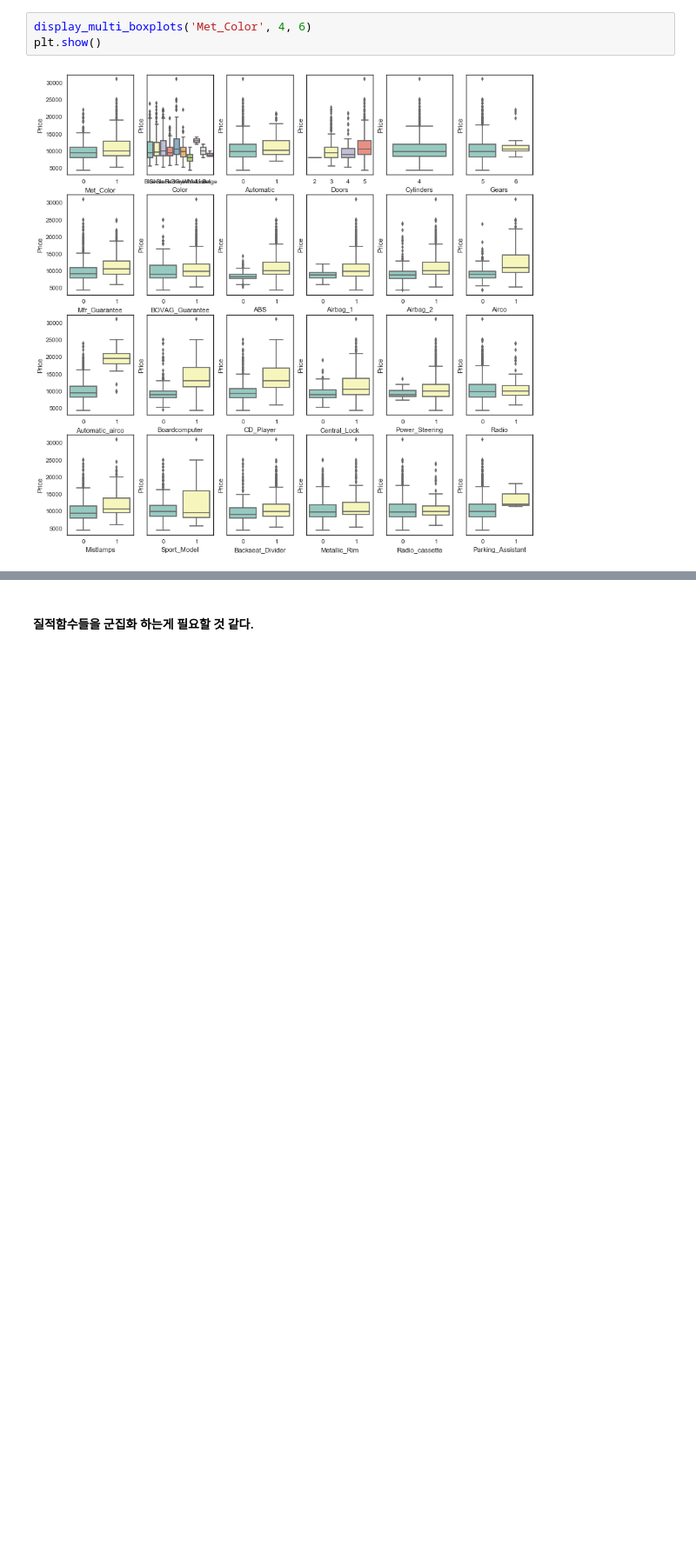
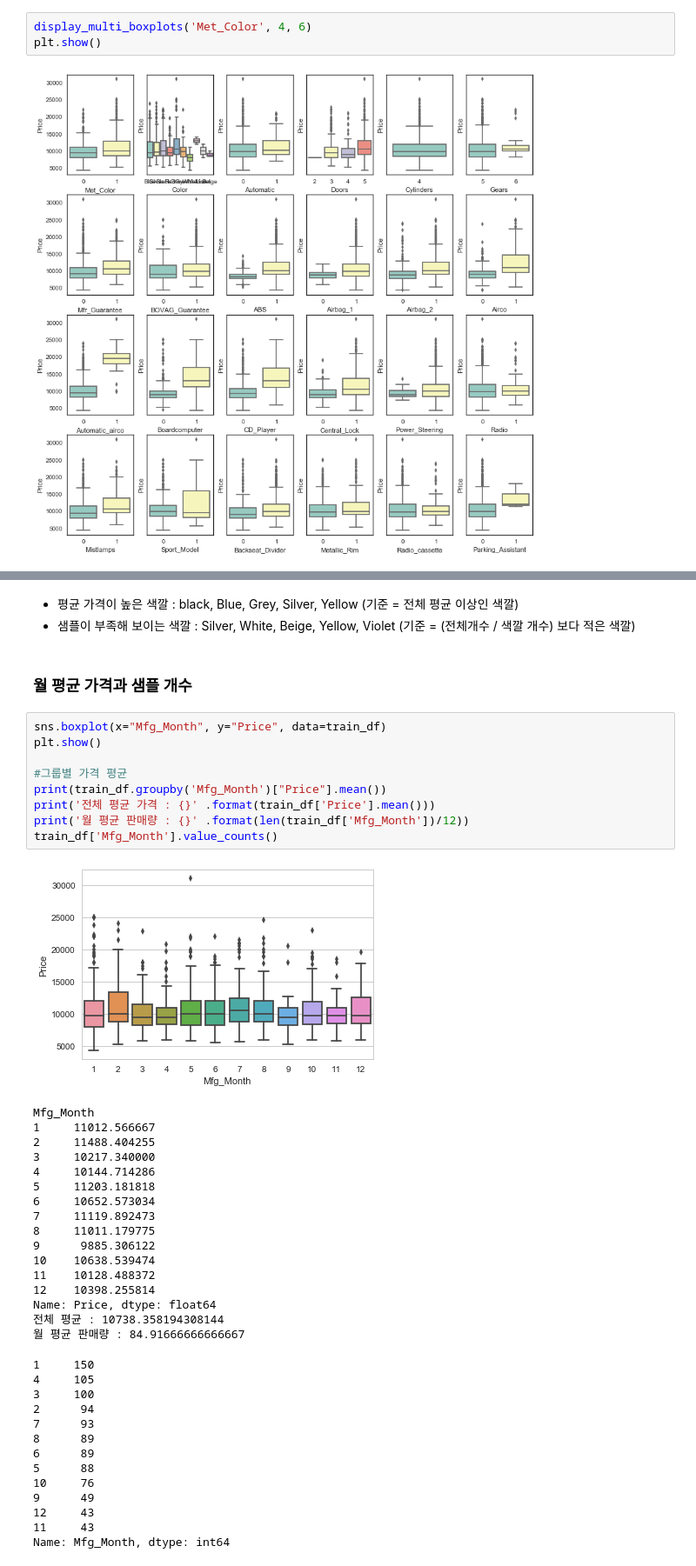
Before and after one commit to yanggyu17/regression_study_toyota_corolla, a Jupyter notebook: train_y2.ipynb, the cells around one changed output, grey strips where cells are left out. Shown at 87% size. Cells and saved outputs as stored; diff of their text form; blank space fills up the shorter version.

```diff
--- a/train_y2.ipynb
+++ b/train_y2.ipynb
@@ -190,2 +260,45 @@ Name: Color, dtype: int64
-# %% [markdown]
-#### 질적함수들을 군집화 하는게 필요할 것 같다.
+# %% [markdown]
+* 평균 가격이 높은 색깔 : black, Blue, Grey, Silver, Yellow (기준 = 전체 평균 이상인 색깔)
+* 샘플이 부족해 보이는 색깔 : Silver, White, Beige, Yellow, Violet (기준 = (전체개수 / 색깔 개수) 보다 적은 색깔)
+# %% [markdown]
+### 월 평균 가격과 샘플 개수
+# %%
+sns.boxplot(x="Mfg_Month", y="Price", data=train_df)
+plt.show()
+
+#그룹별 가격 평균
+print(train_df.groupby('Mfg_Month')["Price"].mean())
+print('전체 평균 가격 : {}' .format(train_df['Price'].mean()))
+print('월 평균 판매량 : {}' .format(len(train_df['Mfg_Month'])/12))
+train_df['Mfg_Month'].value_counts()
+# %% [output]
+[figure, added]
+Mfg_Month
+1     11012.566667
+2     11488.404255
+3     10217.340000
+4     10144.714286
+5     11203.181818
+6     10652.573034
+7     11119.892473
+8     11011.179775
+9      9885.306122
+10    10638.539474
+11    10128.488372
+12    10398.255814
+Name: Price, dtype: float64
+전체 평균 : 10738.358194308144
+월 평균 판매량 : 84.91666666666667
+1     150
+4     105
+3     100
+2      94
+7      93
+8      89
+6      89
+5      88
+10     76
+9      49
+12     43
+11     43
+Name: Mfg_Month, dtype: int64
```
Also changed, not shown: parts of 18 cells of this notebook.
